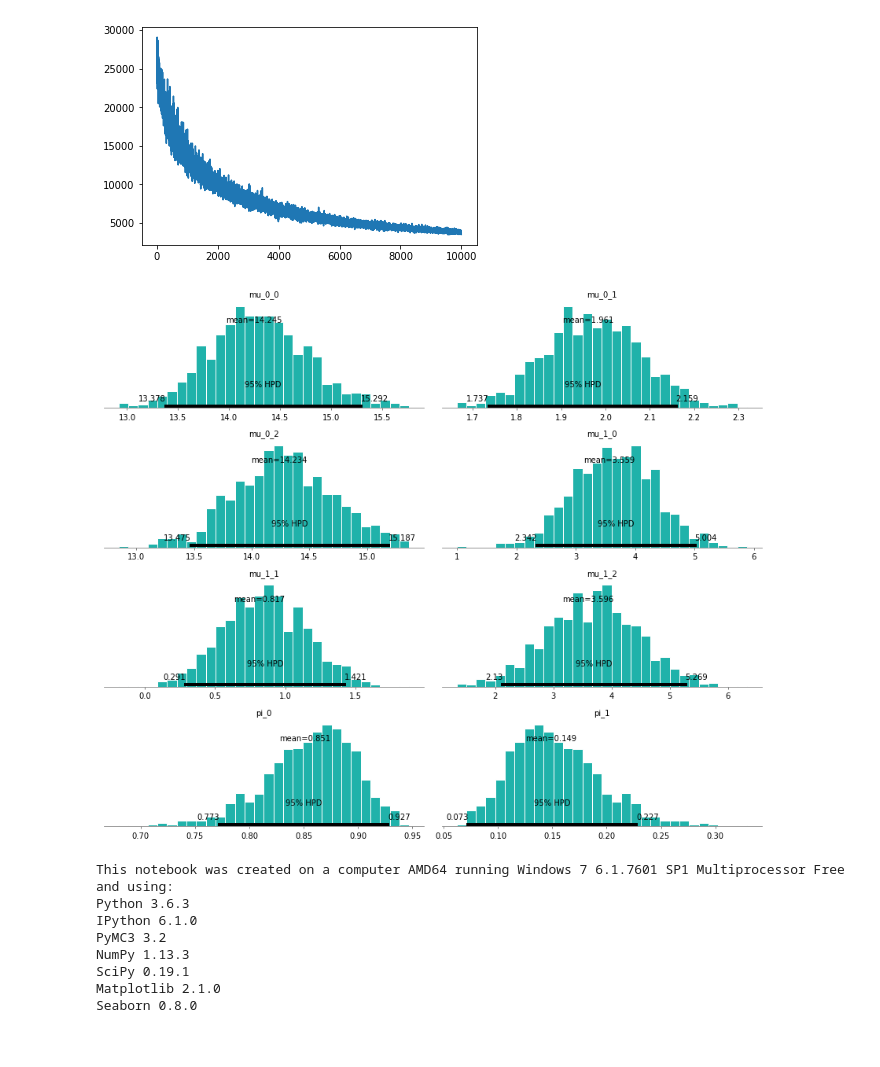
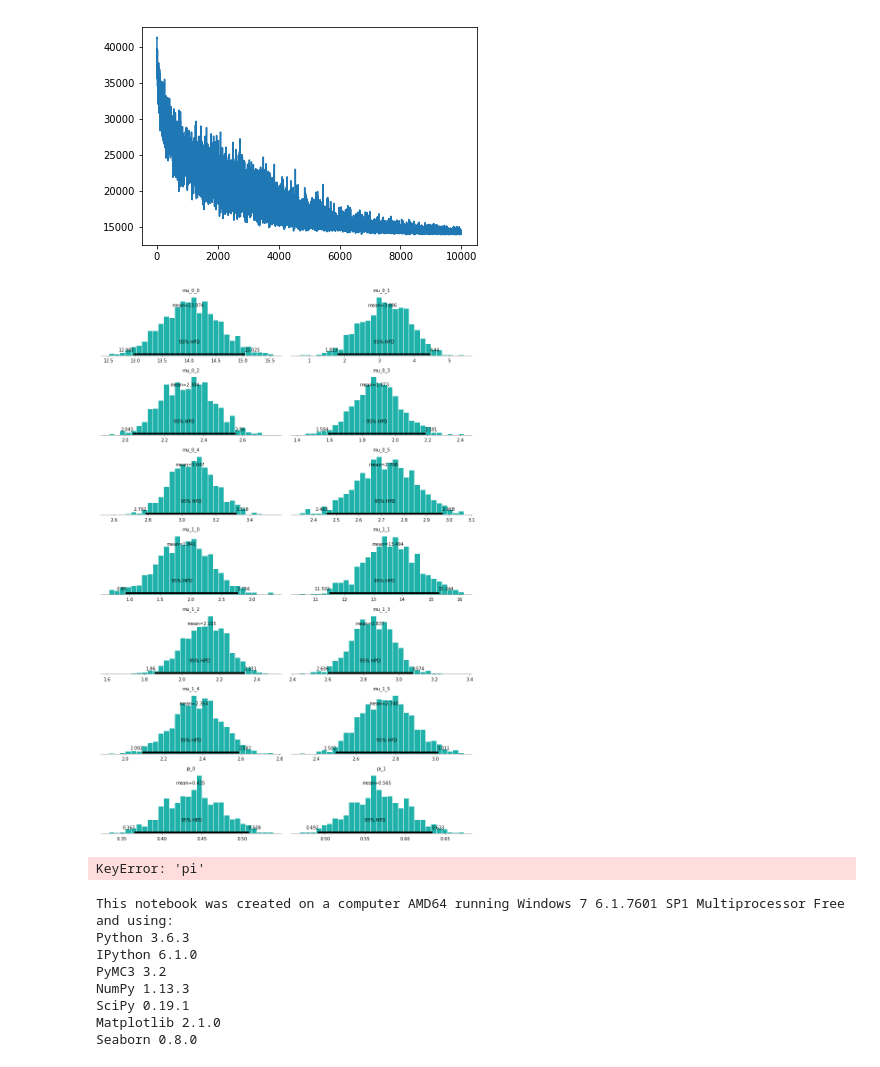
Before and after one commit to christacular/pymc3_applications, a Jupyter notebook: PyMC3_Multivariate_Mixture_Model.ipynb, the cells around one changed output. Drawn from its saved outputs; the diff is of its cells as text; code cells hidden in the pictures.

```diff
--- a/PyMC3_Multivariate_Mixture_Model.ipynb
+++ b/PyMC3_Multivariate_Mixture_Model.ipynb
@@ -66,7 +66,10 @@ imgplot = ax1.imshow(y)
 #fig.colorbar()
 np.savetxt("example_data.csv", y, delimiter=",")
 
-some_arbitrary_noise_columns=np.array([1])
+
+#THIS IS THE DATA THAT WILL GO INTO THE MODEL
+#TODO: MAKE SURE THE ARBITRARY COLUMSN ARE DIFFERENT THAN THE FEATURE COLUMNS
+some_arbitrary_noise_columns=np.array([0,1,2,3])
 
 X = y[:,np.concatenate([true_feature_columns,some_arbitrary_noise_columns])]
 # %% [output]
@@ -83,7 +91,7 @@ def logp_normal(mu, tau, value):
     k = tau.shape[0]
     delta = lambda mu: value - mu
     return (-1 / 2.) * (k * tt.log(2 * np.pi) + tt.log(1./det(tau)) +
-                         (delta(mu).dot(tau) * delta(mu) + tt.nnet.softmax(mu)).sum(axis=1))
+                         (delta(mu).dot(tau) * delta(mu) ).sum(axis=1))
 
 # Log likelihood of Gaussian mixture distribution
 def logp_gmix(mus, pi, tau):
@@ -91,7 +99,7 @@ def logp_gmix(mus, pi, tau):
         logps = [tt.log(pi[i]) + logp_normal(mu, tau, value)
                  for i, mu in enumerate(mus)]
 
-        return tt.sum(logsumexp(tt.stacklists(logps)[:, :n_samples], axis=0))
+        return tt.sum(logsumexp(tt.stacklists(logps)[:, :X.shape[0]], axis=0))
 
     return logp_
 
@@ -113,6 +114,6 @@ print(muuu)
 # %%
 with model:
-    trace = pm.fit(n=10000, obj_optimizer=pm.adagrad(learning_rate=1e-1))
+    approx = pm.fit(n=10000, obj_optimizer=pm.adagrad(learning_rate=1e-1))
     #trace = pm.sample(draws=1000, tune=200)
 
 #pm.traceplot(trace, varnames=['p'], lines=dict(p=preal))
@@ -121,9 +122,19 @@ Finished [100%]: Average Loss = 3,935.4
 # %%
-plt.plot(trace.hist)
-pm.plot_posterior(trace.sample(1000), color='LightSeaGreen');
+plt.plot(approx.hist)
+pm.plot_posterior(approx.sample(1000), color='LightSeaGreen');
 # %% [output]
-[figure, old version]
+[figure, new version]
-[figure, old version]
+[figure, new version]
+# %%
+means_dict = approx.bij.rmap(approx.params[0].eval())
+means = approx.bij.rmap(approx.mean.eval())
+
+# array
+sample_array = approx.bij.map(approx.sample(1))
+print(means_dict)
+print(sample_array)
+# %% [output]
+KeyError: 'pi'
 # %%
 
 import sys, IPython, scipy, matplotlib, platform
```
Also changed, not shown: parts of 4 cells of this notebook.
